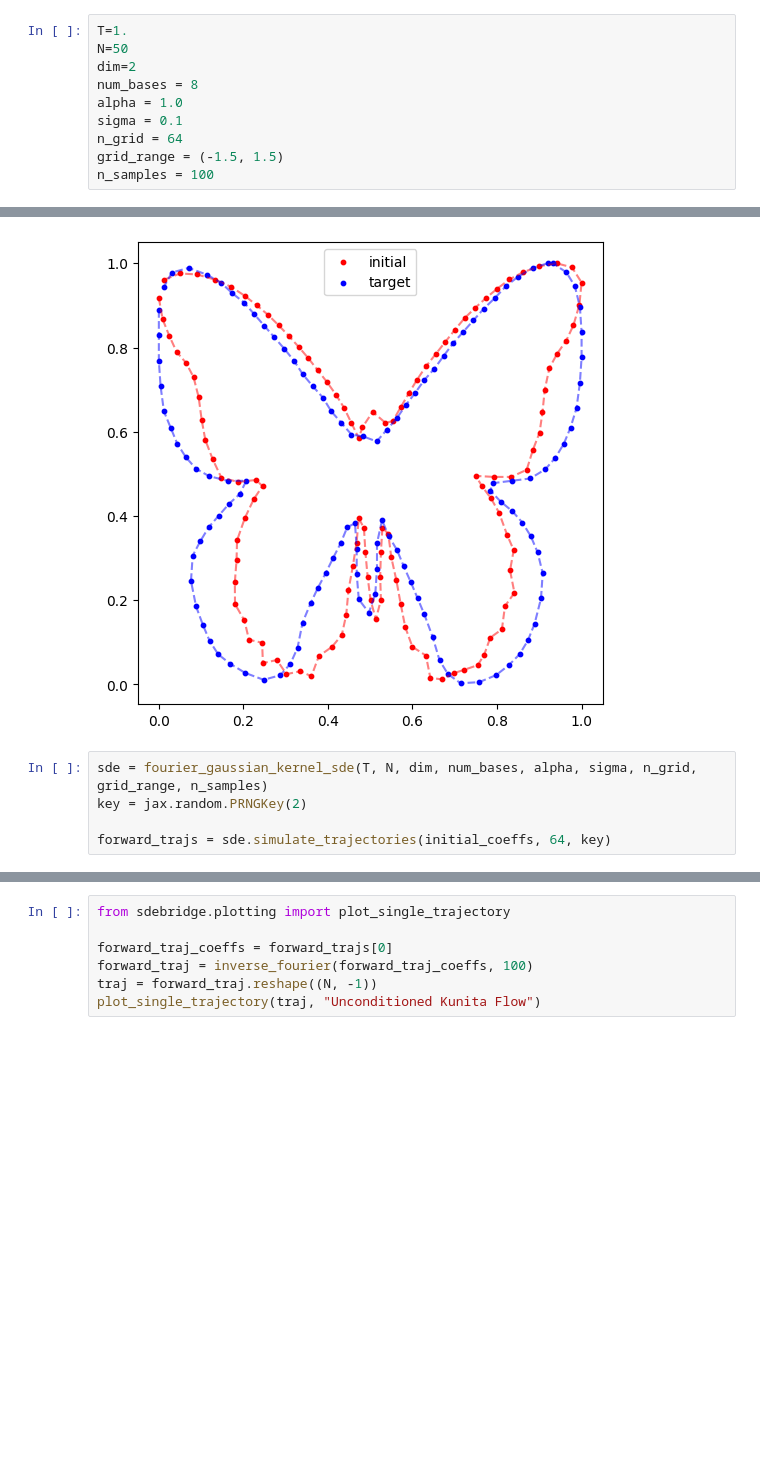
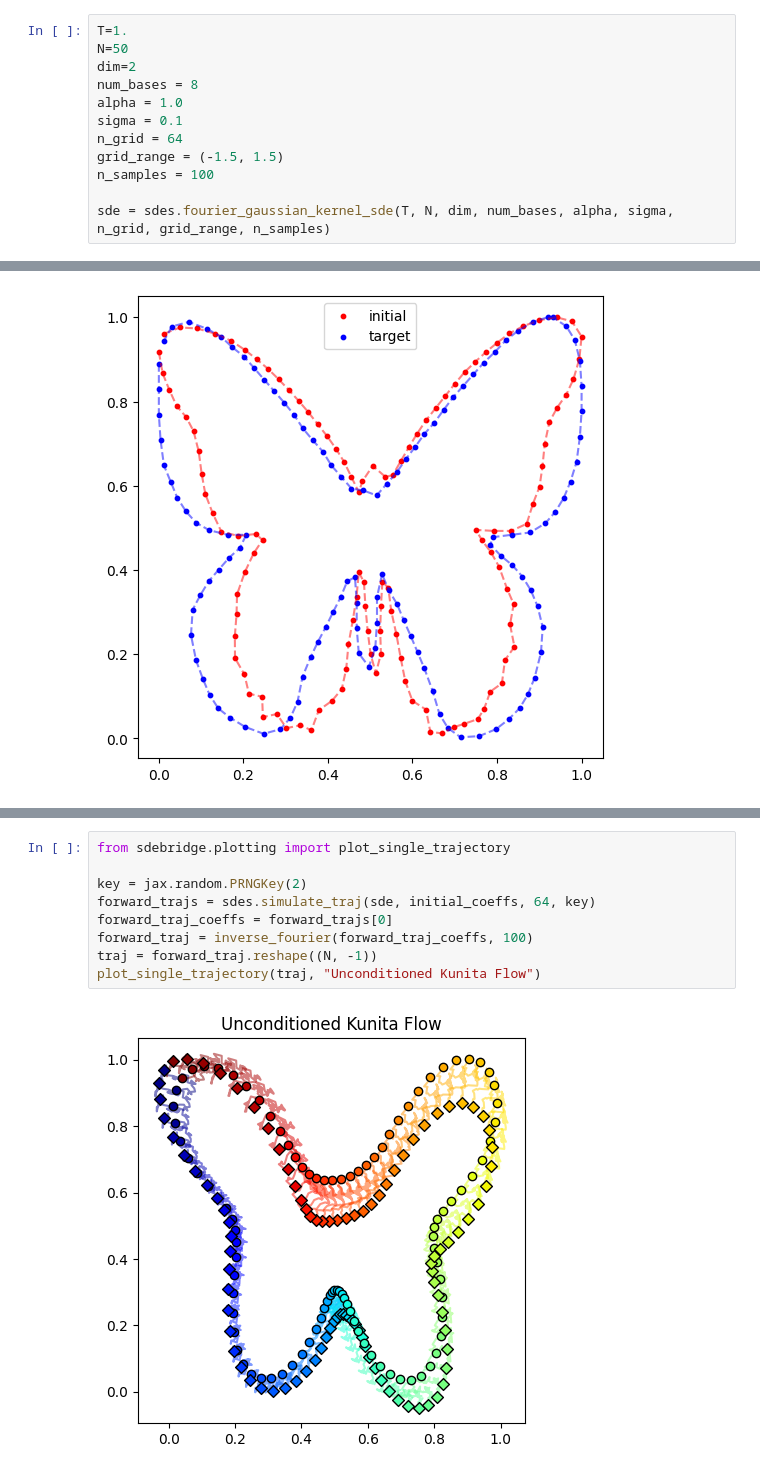
Before and after one commit to libbylbaker/infsdebridge, a Jupyter notebook: experiments/kunita_bridge_fourier.ipynb, the cells around one changed output, grey strips where cells are left out. Cells and saved outputs as stored; diff of their text form; blank space fills up the shorter version.

```diff
--- a/experiments/kunita_bridge_fourier.ipynb
+++ b/experiments/kunita_bridge_fourier.ipynb
@@ -21,3 +21,5 @@ sigma = 0.1
 n_grid = 64
 grid_range = (-1.5, 1.5)
 n_samples = 100
+
+sde = sdes.fourier_gaussian_kernel_sde(T, N, dim, num_bases, alpha, sigma, n_grid, grid_range, n_samples)
@@ -68,8 +47,3 @@ ax.legend()
 plt.show()
 # %% [output]
 [figure]
-# %%
-sde = fourier_gaussian_kernel_sde(T, N, dim, num_bases, alpha, sigma, n_grid, grid_range, n_samples)
-key = jax.random.PRNGKey(2)
-
-forward_trajs = sde.simulate_trajectories(initial_coeffs, 64, key)
@@ -116,9 +63,13 @@ KeyboardInterrupt:
 # %%
 from sdebridge.plotting import plot_single_trajectory
 
+key = jax.random.PRNGKey(2)
+forward_trajs = sdes.simulate_traj(sde, initial_coeffs, 64, key)
 forward_traj_coeffs = forward_trajs[0]
 forward_traj = inverse_fourier(forward_traj_coeffs, 100)
 traj = forward_traj.reshape((N, -1))
 plot_single_trajectory(traj, "Unconditioned Kunita Flow")
+# %% [output]
+[figure, added]
 # %%
 from sdebridge.networks.score_unet import ScoreUNet
```
Also changed, not shown: parts of 12 cells of this notebook, 6 other files.
